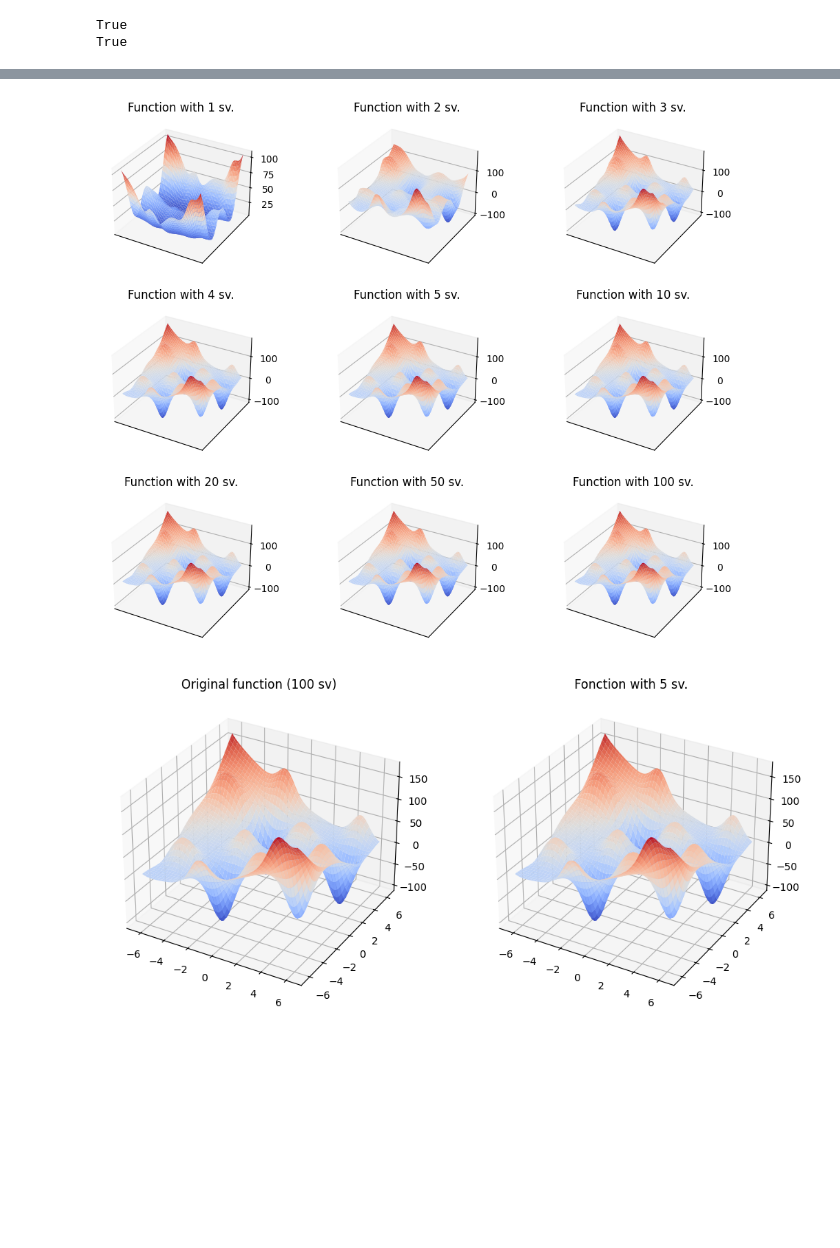
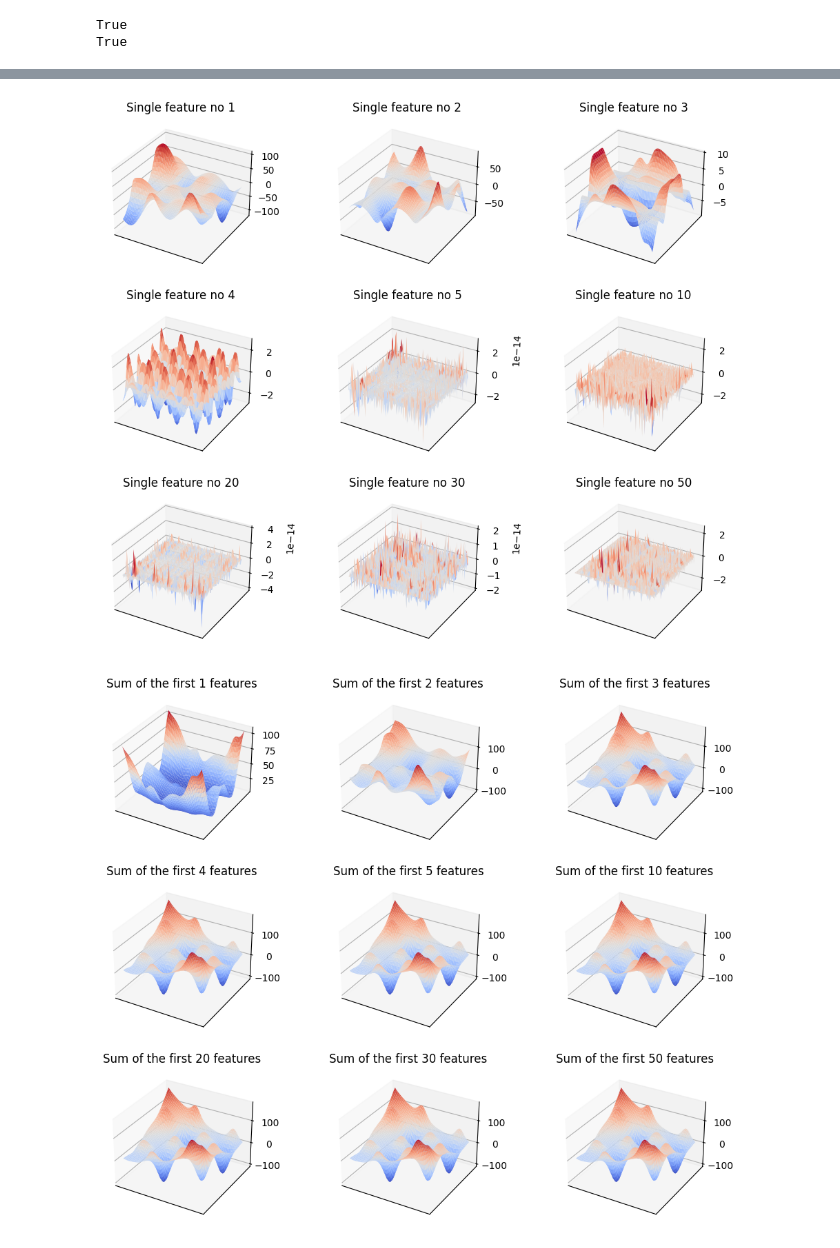
Before and after one commit to arthurmath/Kaggle_notebooks, a Jupyter notebook: svd.ipynb, the cells around one changed output, grey strips where cells are left out. Saved outputs shown, nothing was run; the diff lists cells and outputs as text; code cells hidden in the pictures; blank space fills up the shorter version.

```diff
--- a/svd.ipynb
+++ b/svd.ipynb
@@ -245,15 +352,15 @@ plt.bar(index, S)
 plt.xticks(index)
 plt.show()
 
-# recontruction de rang k et calcul de la norme 2 associee par rapport a la matrice complete
+
+# Ak matrix contruction
 norms = []
-comps = list(range(n))
 for i in range(n):
-    Ak = U[:, :comps[i]] @ np.diag(S[:comps[i]]) @ V[:comps[i], :]
-    norms += [la.norm((A-Ak),2)]
+    Ak = U[:, :i] @ np.diag(S[:i]) @ V[:i, :]
+    norms.append(la.norm((A - Ak), 2))
 
 plt.figure(figsize=(10,3))
-plt.title("$||{\mathbf{A}}-{\mathbf{A}_k}||_2$")
+plt.title("${||{\mathbf{A}}-{\mathbf{A}_k}||}_2$")
 plt.bar(index, norms)
 plt.xticks(index)
 plt.show()
@@ -321,46 +442,50 @@ The error of the reconstructed matrices is decreasing exponentially with the num
 # %%
-import math
-import numpy as np
-from numpy import linalg as la
-import matplotlib.pyplot as plt
-
 
 def bird(x,y):
- return np.sin(x)*(np.exp(1-np.cos(y))**2) + np.cos(y)*(np.exp(1-np.sin(x))**2) + (x-y)**2
+    return np.sin(x)*(np.exp(1-np.cos(y))**2) + np.cos(y)*(np.exp(1-np.sin(x))**2) + (x-y)**2
 
 x= np.linspace(-2*math.pi, 2*math.pi,100)
 y= np.linspace(-2*math.pi, 2*math.pi,100)
 X,Y = np.meshgrid(x,y)
 Z = bird(X,Y)
 birdarray = np.asarray(Z)
 
 # SVD
 U,S,V = la.svd(birdarray)
 
 
 # Singular values number
-comps = [1, 2, 3, 4, 5, 10, 20, 50, 100]
+comps = [1, 2, 3, 4, 5, 10, 20, 30, 50]
+
 fig=plt.figure(figsize=(12, 10))
+for i in range(len(comps)):
+    bird_rank = S[comps[i]] * np.outer(U[:, comps[i]], V[comps[i], :])
+    ax=fig.add_subplot(330+i+1,projection='3d')
+    ax.plot_surface(X,Y,bird_rank,cmap='coolwarm')
+    plt.title(f'Single feature no {comps[i]}')
+    frame1 = plt.gca()
+    frame1.axes.get_xaxis().set_ticks([])
+    frame1.axes.get_yaxis().set_ticks([])
 
-
+fig=plt.figure(figsize=(12, 10))
 for i in range(len(comps)):
     bird_rank = U[:, :comps[i]] @ np.diag(S[:comps[i]]) @ V[:comps[i], :]
     ax=fig.add_subplot(330+i+1,projection='3d')
     ax.plot_surface(X,Y,bird_rank,cmap='coolwarm')
-    plt.title(f'Function with {comps[i]} sv.')
+    plt.title(f'Sum of the first {comps[i]} features')
     frame1 = plt.gca()
     frame1.axes.get_xaxis().set_ticks([])
     frame1.axes.get_yaxis().set_ticks([])
 
 fig=plt.figure(figsize=(12, 6))
 ax=fig.add_subplot(121,projection='3d')
 ax.plot_surface(X,Y,Z,cmap='coolwarm')
-plt.title('Original function (100 sv)')
+plt.title('Original function (100 features)')
 ax=fig.add_subplot(122,projection='3d')
 bird_rank = U[:, :5] @ np.diag(S[:5]) @ V[:5, :]
 ax.plot_surface(X,Y,bird_rank,cmap='coolwarm')
-plt.title('Fonction with 5 sv.')
+plt.title('Fonction with 5 features')
 plt.show()
 # %% [output]
-[figure, old version]
+[figure, new version]
-[figure, old version]
+[figure, new version]
```
Also changed, not shown: parts of 31 cells of this notebook, 2 other files.
